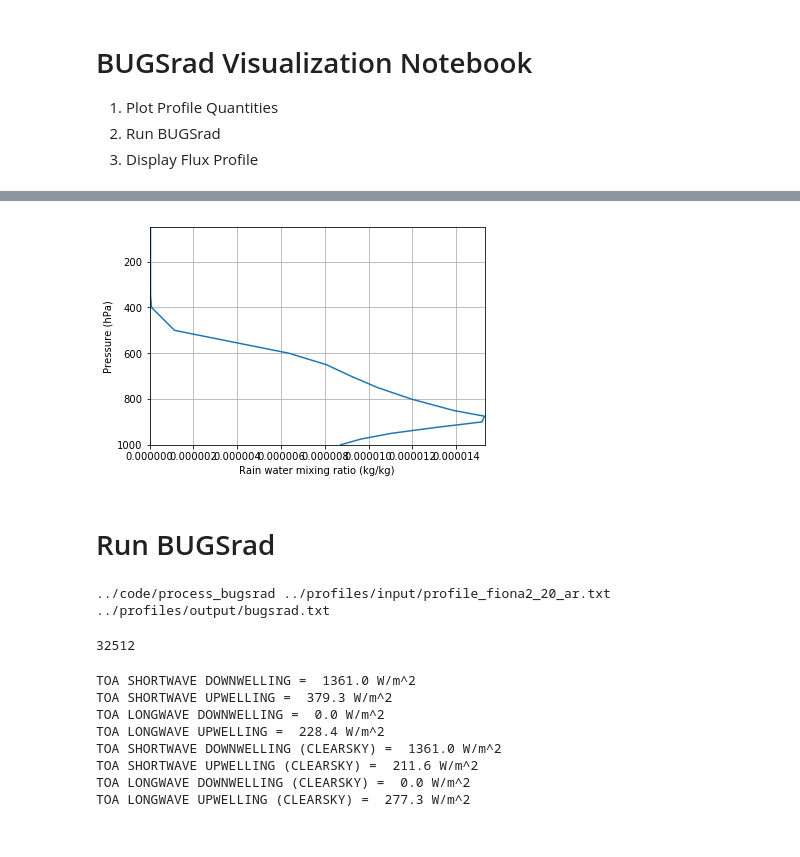
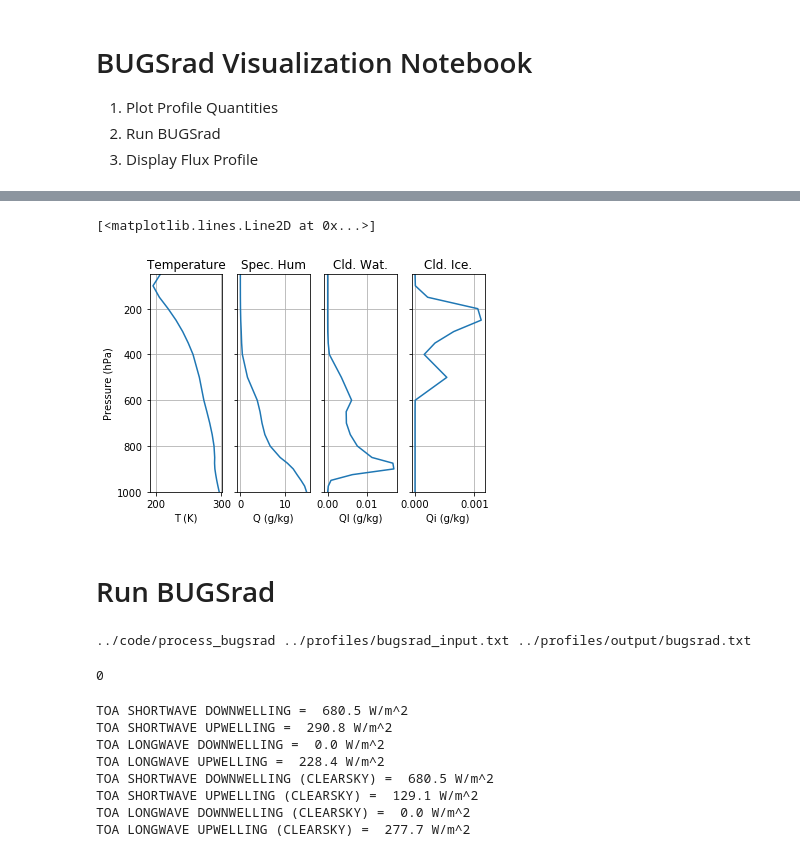
Before and after one commit to mattchri/BUGSrad, a Jupyter notebook: python/BUGSrad.ipynb, the cells around one changed output, grey strips where cells are left out. Saved outputs shown, nothing was run; the diff lists cells and outputs as text; code cells hidden in the pictures.

Commit message:
added input variables to Python notebook

```diff
--- a/python/BUGSrad.ipynb
+++ b/python/BUGSrad.ipynb
@@ -84,13 +11,32 @@ plt.show()
-# %%
-#Rain Water Content profile
-plt.figure(1)
-plt.axis([0,np.max(qr),np.max(p),np.min(p)])
-plt.plot(qr,p)
-plt.ylabel('Pressure (hPa)')
-plt.xlabel('Rain water mixing ratio (kg/kg)')
-plt.grid(True)
-plt.show()
-# %% [output]
-[figure, removed]
+# %%
+profFile = '../profiles/input/profile_fiona2_20_ar.txt'
+Prof = read_profile(profFile)
+# %%
+# Plot Meteorological Profile
+f, (ax1, ax2, ax3, ax4 ) = plt.subplots(nrows=1, ncols=4, sharey=True)
+ax1.set_title('Temperature')
+ax1.set_ylim([np.max(Prof["p"]),np.min(Prof["p"])])
+ax1.set_ylabel('Pressure (hPa)')
+ax1.grid(True)
+ax1.set_xlabel('T (K)')
+ax1.plot(Prof["t"], Prof["p"])
+ax2.set_title('Spec. Hum')
+ax2.set_ylim([np.max(Prof["p"]),np.min(Prof["p"])])
+ax2.grid(True)
+ax2.plot(Prof["q"]*1000., Prof["p"])
+ax2.set_xlabel('Q (g/kg)')
+ax3.set_title('Cld. Wat.')
+ax3.plot(Prof["ql"]*1000., Prof["p"])
+ax3.set_ylim([np.max(Prof["p"]),np.min(Prof["p"])])
+ax3.grid(True)
+ax3.set_xlabel('Ql (g/kg)')
+ax4.set_title('Cld. Ice.')
+ax4.set_ylim([np.max(Prof["p"]),np.min(Prof["p"])])
+ax4.grid(True)
+ax4.set_xlabel('Qi (g/kg)')
+ax4.plot(Prof["qi"]*1000., Prof["p"])
+# %% [output]
+[<matplotlib.lines.Line2D at 0x...>]
+[figure, added]
 # %% [markdown]
 # Run BUGSrad
@@ -97,8 +70,8 @@ plt.show()
 # %%
 BUGSrad_exe = '../code/process_bugsrad'
 BUGSrad_File = '../profiles/output/bugsrad.txt'
-print(BUGSrad_exe+' '+profFile+' '+BUGSrad_File)
-os.system(BUGSrad_exe+' '+profFile+' '+BUGSrad_File)
+print(BUGSrad_exe+' '+BUGSrad_inFile+' '+BUGSrad_File)
+os.system(BUGSrad_exe+' '+BUGSrad_inFile+' '+BUGSrad_File)
 # %% [output]
-../code/process_bugsrad ../profiles/input/profile_fiona2_20_ar.txt ../profiles/output/bugsrad.txt
+../code/process_bugsrad ../profiles/bugsrad_input.txt ../profiles/output/bugsrad.txt
-32512
+0
@@ -136,20 +81,20 @@ f.close()
 # %%
 LID = 0
-print('TOA SHORTWAVE DOWNWELLING = ',swdn[LID],'W/m^2')
-print('TOA SHORTWAVE UPWELLING = ',swup[LID],'W/m^2')
-print('TOA LONGWAVE DOWNWELLING = ',lwdn[LID],'W/m^2')
-print('TOA LONGWAVE UPWELLING = ',lwup[LID],'W/m^2')
-print('TOA SHORTWAVE DOWNWELLING (CLEARSKY) = ',swdn_clr[LID],'W/m^2')
-print('TOA SHORTWAVE UPWELLING (CLEARSKY) = ',swup_clr[LID],'W/m^2')
-print('TOA LONGWAVE DOWNWELLING (CLEARSKY) = ',lwdn_clr[LID],'W/m^2')
-print('TOA LONGWAVE UPWELLING (CLEARSKY) = ',lwup_clr[LID],'W/m^2')
+print('TOA SHORTWAVE DOWNWELLING = ',(rad["swdn"])[LID],'W/m^2')
+print('TOA SHORTWAVE UPWELLING = '  ,(rad["swup"])[LID],'W/m^2')
+print('TOA LONGWAVE DOWNWELLING = ' ,(rad["lwdn"])[LID],'W/m^2')
+print('TOA LONGWAVE UPWELLING = '   ,(rad["lwup"])[LID],'W/m^2')
+print('TOA SHORTWAVE DOWNWELLING (CLEARSKY) = ',(rad["swdn_clr"])[LID],'W/m^2')
+print('TOA SHORTWAVE UPWELLING (CLEARSKY) = '  ,(rad["swup_clr"])[LID],'W/m^2')
+print('TOA LONGWAVE DOWNWELLING (CLEARSKY) = ' ,(rad["lwdn_clr"])[LID],'W/m^2')
+print('TOA LONGWAVE UPWELLING (CLEARSKY) = '   ,(rad["lwup_clr"])[LID],'W/m^2')
 # %% [output]
-TOA SHORTWAVE DOWNWELLING =  1361.0 W/m^2
-TOA SHORTWAVE UPWELLING =  379.3 W/m^2
+TOA SHORTWAVE DOWNWELLING =  680.5 W/m^2
+TOA SHORTWAVE UPWELLING =  290.8 W/m^2
 TOA LONGWAVE DOWNWELLING =  0.0 W/m^2
 TOA LONGWAVE UPWELLING =  228.4 W/m^2
-TOA SHORTWAVE DOWNWELLING (CLEARSKY) =  1361.0 W/m^2
-TOA SHORTWAVE UPWELLING (CLEARSKY) =  211.6 W/m^2
+TOA SHORTWAVE DOWNWELLING (CLEARSKY) =  680.5 W/m^2
+TOA SHORTWAVE UPWELLING (CLEARSKY) =  129.1 W/m^2
 TOA LONGWAVE DOWNWELLING (CLEARSKY) =  0.0 W/m^2
-TOA LONGWAVE UPWELLING (CLEARSKY) =  277.3 W/m^2
+TOA LONGWAVE UPWELLING (CLEARSKY) =  277.7 W/m^2
 # %%
```
Also changed, not shown: parts of 14 cells of this notebook, 5 other files.
